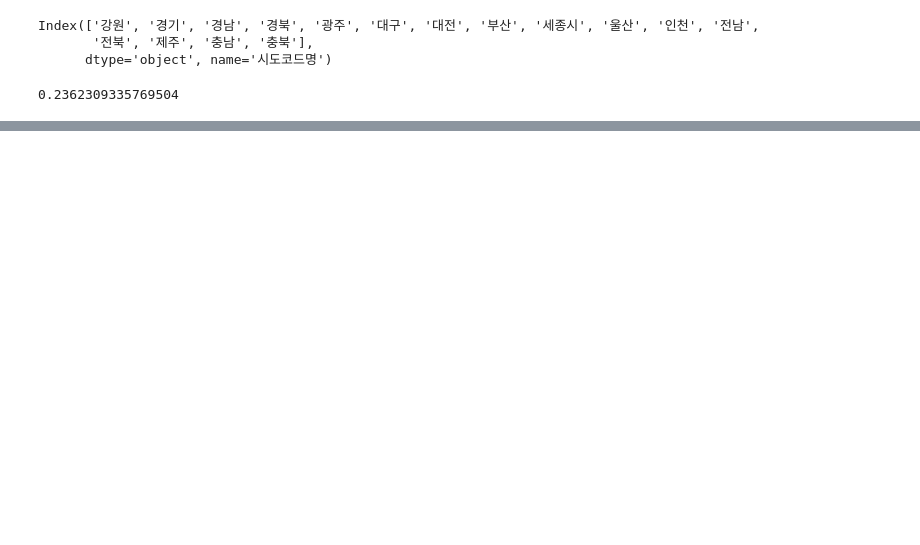
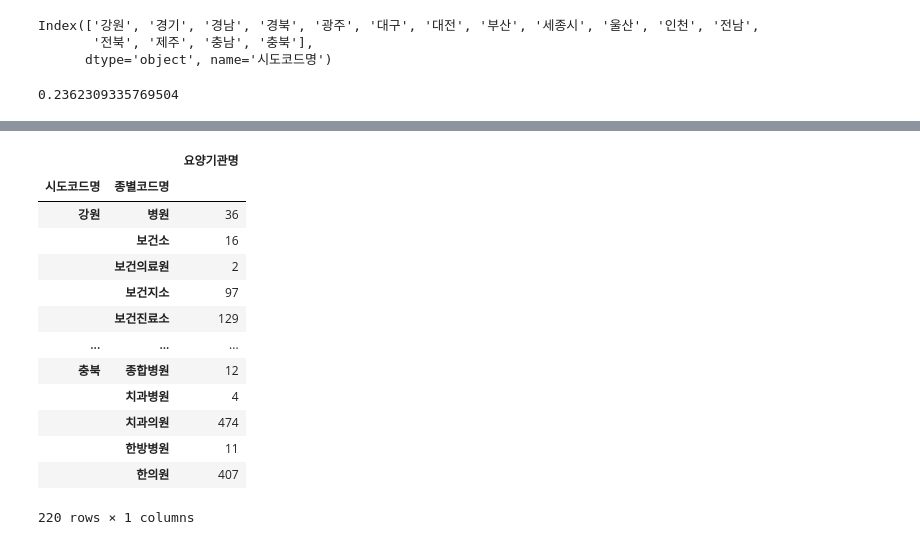
Before and after one commit to crpAsian/works, a Jupyter notebook: medi.ipynb, the cells around one changed output, grey strips where cells are left out. Drawn from its saved outputs; the diff is of its cells as text; code cells hidden in the pictures; blank space fills up the shorter version.

```diff
--- a/medi.ipynb
+++ b/medi.ipynb
@@ -383,0 +435,18 @@ m
+# %%
+geo_cat_count = geo_cats.groupby(by=['시도코드명', '종별코드명']).count()
+geo_cat_count
+# %% [output]
+|  |  | 요양기관명 |
+| 시도코드명 | 종별코드명 |  |
+| 강원 | 병원 | 36 |
+|  | 보건소 | 16 |
+|  | 보건의료원 | 2 |
+|  | 보건지소 | 97 |
+|  | 보건진료소 | 129 |
+| ... | ... | ... |
+| 충북 | 종합병원 | 12 |
+|  | 치과병원 | 4 |
+|  | 치과의원 | 474 |
+|  | 한방병원 | 11 |
+|  | 한의원 | 407 |
+220 rows × 1 columns
```
Also changed, not shown: parts of 11 cells of this notebook.
